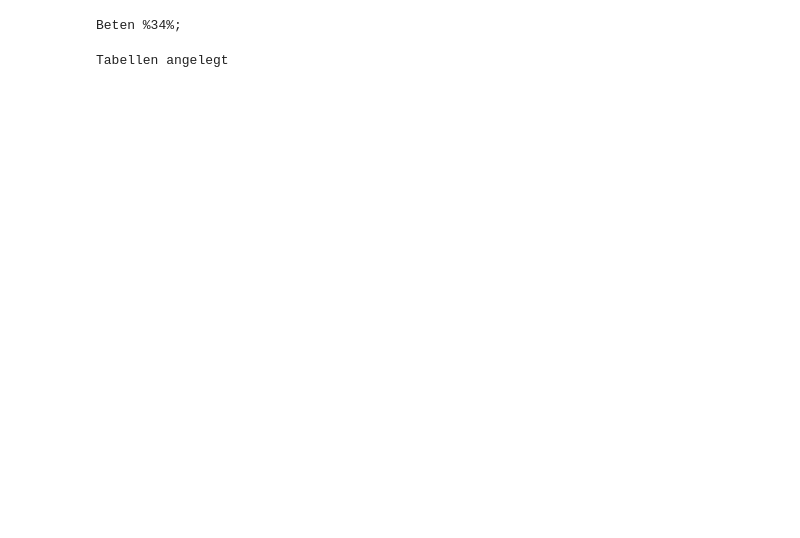
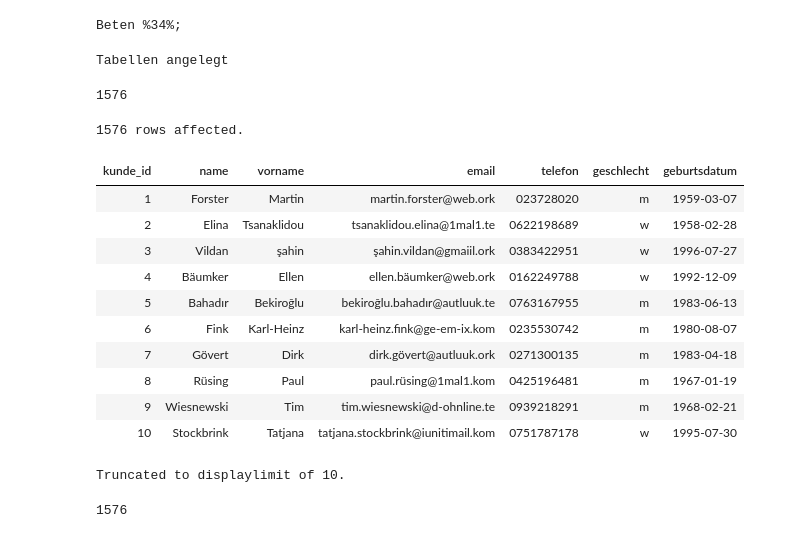
Before and after one commit to Sweet-Lunalotl/LetsMeet_Luna, a Jupyter notebook: notebooks/Akt1.ipynb, the cells around one changed output. Drawn from its saved outputs; the diff is of its cells as text; code cells hidden in the pictures; blank space fills up the shorter version.

Commit message:
befüllen der Tabellen kunde, adresse und interesse mit Daten

```diff
--- a/notebooks/Akt1.ipynb
+++ b/notebooks/Akt1.ipynb
@@ -164,3 +200,35 @@ with engine.begin() as conn:
 print("Tabellen angelegt")
 # %% [output]
 Tabellen angelegt
+# %%
+# Kunde-Tabelle
+
+kunde_data = df[["Nachname", "Vorname", "E-Mail", "Telefon", "Geschlecht (m/w/nonbinary)", "Geburtsdatum"]].copy()
+kunde_data.columns = ["name", "vorname", "email", "telefon", "geschlecht", "geburtsdatum"]
+kunde_data.to_sql("kunde", engine, if_exists="append", index=True, index_label="kunde_id")
+# %% [output]
+1576
+# %%
+%%sql
+SELECT * from KUNDE
+# %% [output]
+1576 rows affected.
+| kunde_id | name | vorname | email | telefon | geschlecht | geburtsdatum |
+| 1 | Forster | Martin | martin.forster@web.ork | 023728020 | m | 1959-03-07 |
+| 2 | Elina | Tsanaklidou | tsanaklidou.elina@1mal1.te | 0622198689 | w | 1958-02-28 |
+| 3 | Vildan | şahin | şahin.vildan@gmaiil.ork | 0383422951 | w | 1996-07-27 |
+| 4 | Bäumker | Ellen | ellen.bäumker@web.ork | 0162249788 | w | 1992-12-09 |
+| 5 | Bahadır | Bekiroğlu | bekiroğlu.bahadır@autluuk.te | 0763167955 | m | 1983-06-13 |
+| 6 | Fink | Karl-Heinz | karl-heinz.fink@ge-em-ix.kom | 0235530742 | m | 1980-08-07 |
+| 7 | Gövert | Dirk | dirk.gövert@autluuk.ork | 0271300135 | m | 1983-04-18 |
+| 8 | Rüsing | Paul | paul.rüsing@1mal1.kom | 0425196481 | m | 1967-01-19 |
+| 9 | Wiesnewski | Tim | tim.wiesnewski@d-ohnline.te | 0939218291 | m | 1968-02-21 |
+| 10 | Stockbrink | Tatjana | tatjana.stockbrink@iunitimail.kom | 0751787178 | w | 1995-07-30 |
+Truncated to displaylimit of 10.
+# %%
+# Adresse-Tabelle
+adresse_data = df[["Straße Nr", "PLZ", "Ort"]].copy()
+adresse_data.columns = ["strasse_nummer", "plz", "ort"]
+adresse_data.to_sql("adresse", engine, if_exists="append", index=True, index_label="kunde_id")
+# %% [output]
+1576
```
Also changed, not shown: parts of 12 cells of this notebook, 3 other files.
